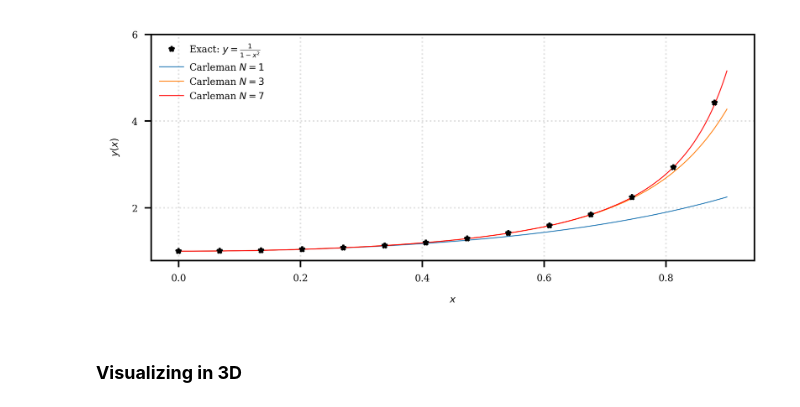
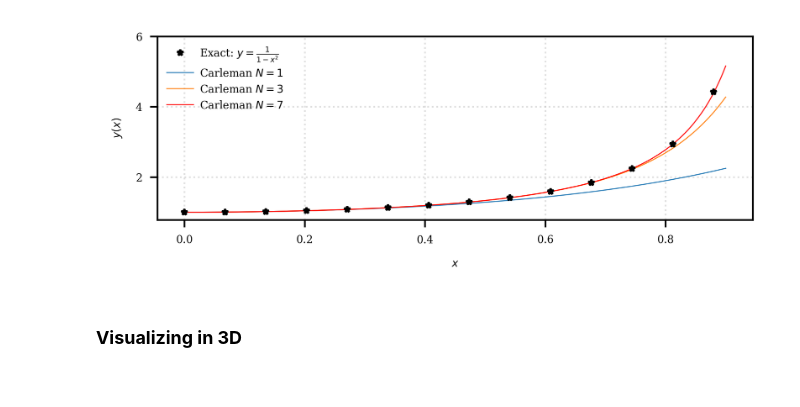
Before and after one commit to ali-tayyab/Carleman-Embedding, a Jupyter notebook: code.ipynb, the cells around one changed output. Cells and saved outputs as stored; diff of their text form; code cells hidden in the pictures.

Commit message:
resize the images

```diff
--- a/code.ipynb
+++ b/code.ipynb
@@ -68,7 +68,7 @@ y_approx = {N: integrate_truncation(N, x_grid) for N in truncation_orders}
 colors = ['#1f77b4', '#ff7f0e', '#FF0000', '#9467bd', '#d62728']
 
 # --- Plot setup ---
-plt.figure(figsize=(5, 2))
+plt.figure(figsize=(4.5, 1.5))
 
 # 🔹 Exact analytical solution (sparse black stars only)
 plt.plot(x_grid, y_true,
@@ -80,34 +80,34 @@ plt.plot(x_grid, y_true,
          zorder=10)
 
 # 🔹 Carleman approximations (smooth colored lines only)
 for idx, N in enumerate(truncation_orders):
     plt.plot(x_grid, y_approx[N],
              linestyle='-', color=colors[idx % len(colors)],
              label=fr"Carleman $N={N}$", alpha=0.9)
 
 # --- Labels and styling ---
 plt.xlabel(r"$x$", labelpad=6)
 plt.ylabel(r"$y(x)$", labelpad=6)
 # plt.title("Analytical vs Carleman Linearized Solutions (x ≥ 0)", pad=10)
 plt.grid(True, linestyle=":", alpha=0.4)
 
 # --- Legend below the plot ---
 # plt.legend(loc="upper center", bbox_to_anchor=(0.5, -0.15),
 #            ncol=3, frameon=False)
 # --- Legend inside the plot (top-right corner, transparent background) ---
 plt.legend(
     loc="upper left",      # inside top-right area
     frameon=False,          # no box outline (clean look)
     fontsize=5,
     handlelength=2.5,
     handletextpad=0.6,
 )
 plt.tight_layout()
 plt.yticks([2,4,6])
 plt.subplots_adjust(bottom = 0.1)
 plt.show()
 # %% [output]
-[figure, old version]
+[figure, new version]
 # %% [markdown]
 ### **Visualizing in 3D**
 # %%
```
Also changed, not shown: parts of 3 cells of this notebook, 1 other file.
